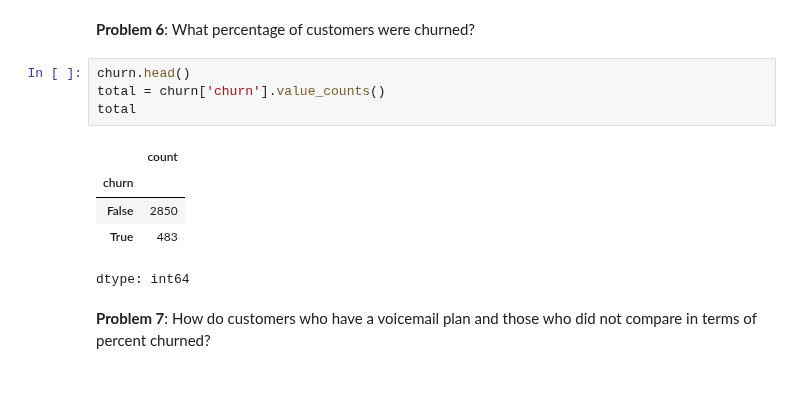
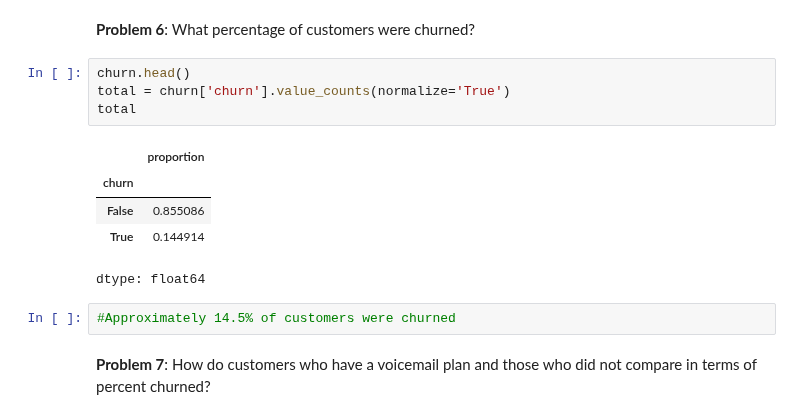
Before and after one commit to josepeon/python_dad_class, a Jupyter notebook: dad_homework_II.ipynb, the cells around one changed output. Cells and saved outputs as stored; diff of their text form; blank space fills up the shorter version.

```diff
--- a/dad_homework_II.ipynb
+++ b/dad_homework_II.ipynb
@@ -62,14 +71,16 @@ churn = pd.read_csv(churn_url)
 **Problem 6**: What percentage of customers were churned?
 # %%
 churn.head()
-total = churn['churn'].value_counts()
+total = churn['churn'].value_counts(normalize='True')
 total
 # %% [output]
-|  | count |
+|  | proportion |
 | churn |  |
-| False | 2850 |
-| True | 483 |
+| False | 0.855086 |
+| True | 0.144914 |
-dtype: int64
+dtype: float64
+# %%
+#Approximately 14.5% of customers were churned
 # %% [markdown]
 **Problem 7**: How do customers who have a voicemail plan and those who did not compare in terms of percent churned?
 # %% [markdown]
```
Also changed, not shown: parts of 4 cells of this notebook.
